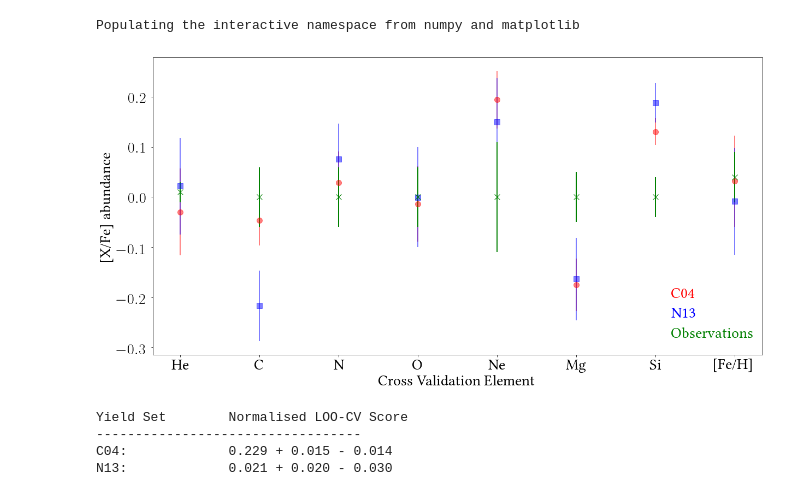
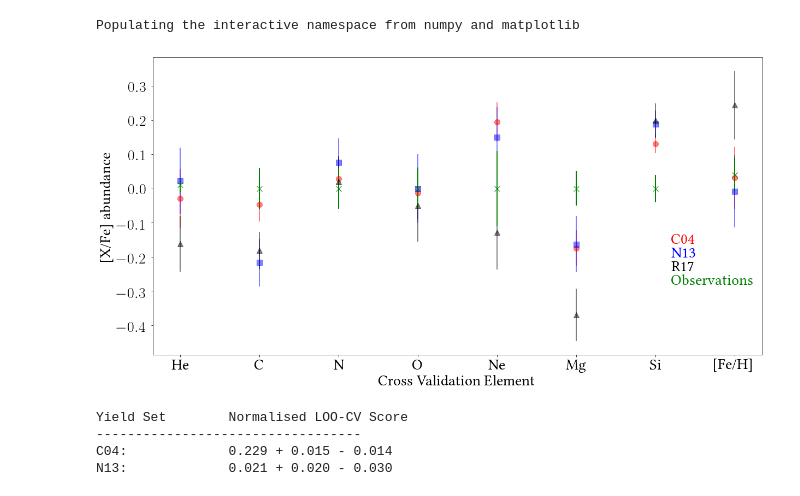
Before and after one commit to oliverphilcox/ChempyMulti, a Jupyter notebook: Illustris Scores.ipynb, the cells around one changed output. Drawn from its saved outputs; the diff is of its cells as text; code cells hidden in the pictures.

```diff
--- a/Illustris Scores.ipynb
+++ b/Illustris Scores.ipynb
@@ -2,20 +2,23 @@
 %pylab inline
 dat1 = np.load('/home/philcox/Save/IllustrisOverall/Hogg_element_predictions_Nomoto2013_net.npz')
 dat2 = np.load('/home/philcox/Save/IllustrisOverall/Hogg_element_predictions_chieffi04_net.npz')
+dat3 = np.load('/home/philcox/Save/IllustrisOverall/Hogg_normalised_element_predictions_NuGrid_net.npz')
 #dat3 = np.load('/home/philcox/Save/IllustrisOverall/Hogg_element_predictions_Frischknecht16_net.npz')
 
-name_list = ['C04','N13']
+name_list = ['C04','N13','R17']
 shape_list = ['o','s','^']
 color_list = ['r','b','k']
 
-data_list = [dat2,dat1]#[dat,dat,dat1]
+data_list = [dat2,dat1,dat3]#[dat,dat,dat1]
 means = [dat['mean'] for dat in data_list]
 sigmas = [dat['sigma'] for dat in data_list]
 elements = dat1['elements']
-scores = [dat['scores'] for dat in data_list]
+scores = [dat['scores'] for dat in [dat1,dat2]]
+norm_scores = [dat['normalised_scores'] for dat in [dat3]]
 
 dat1.close()
 dat2.close()
+dat3.close()
 # %% [output]
 Populating the interactive namespace from numpy and matplotlib
 # %%
@@ -50,37 +53,37 @@ large_text = 28
 text_size = 28
 marker_size= 10
 small_text = 28
 plt.rc('font', family='serif',size = large_text)
 plt.rc('xtick', labelsize=small_text)
 plt.rc('ytick', labelsize=text_size)
 plt.rc('axes', labelsize=text_size, lw=1.0)
 plt.rc('lines', linewidth = 2)
 plt.rcParams['ytick.major.pad']='8'
 plt.rcParams['text.latex.preamble']=[r"\usepackage{libertine}"]
 params = {'text.usetex' : True,
     'font.family' : 'libertine',
     'text.latex.unicode': True,
     }
 plt.rcParams.update(params)
 
 # Iterate over trials
-for i in range(2):
+for i in range(3):
     plt.errorbar(np.arange(len(alpha_names)),alphamean[i],alphasigma[i],fmt=shape_list[i],ms=marker_size,c=color_list[i],alpha=0.5,label=name_list[i])
-    plt.text(6.2,-0.2-0.04*i,name_list[i],color=color_list[i])
+    plt.text(6.2,-0.16-0.04*i,name_list[i],color=color_list[i])
 plt.errorbar(np.arange(len(alpha_names)),ps_abun,yerr=ps_err,fmt='x',ms=marker_size,c='g',label='Observations')
-plt.text(6.2,-0.2-0.04*2,'Observations',color='g')
+plt.text(6.2,-0.16-0.04*3,'Observations',color='g')
 plt.ylabel('[X/Fe] abundance')
 plt.xlabel('Cross Validation Element')
 #plt.legend(loc='upper right',)
 ax=plt.gca()
 elements = elements.astype("<U6")
 for e,el in enumerate(alpha_names):
     if el == 'Fe':
         alpha_names[e] = '[Fe/H]'
 la=plt.setp(ax,xticks=np.arange(len(alpha_names)), xticklabels=alpha_names)
 plt.savefig('PaperPlots/Illustris_element_prediction.pdf',dpi=300,bbox_inches='tight')
 # %% [output]
-[figure, old version]
+[figure, new version]
 # %%
 from Chempy.parameter import ModelParameters
 a = ModelParameters()
```
Also changed, not shown: parts of 2 cells of this notebook, 9 other files.
